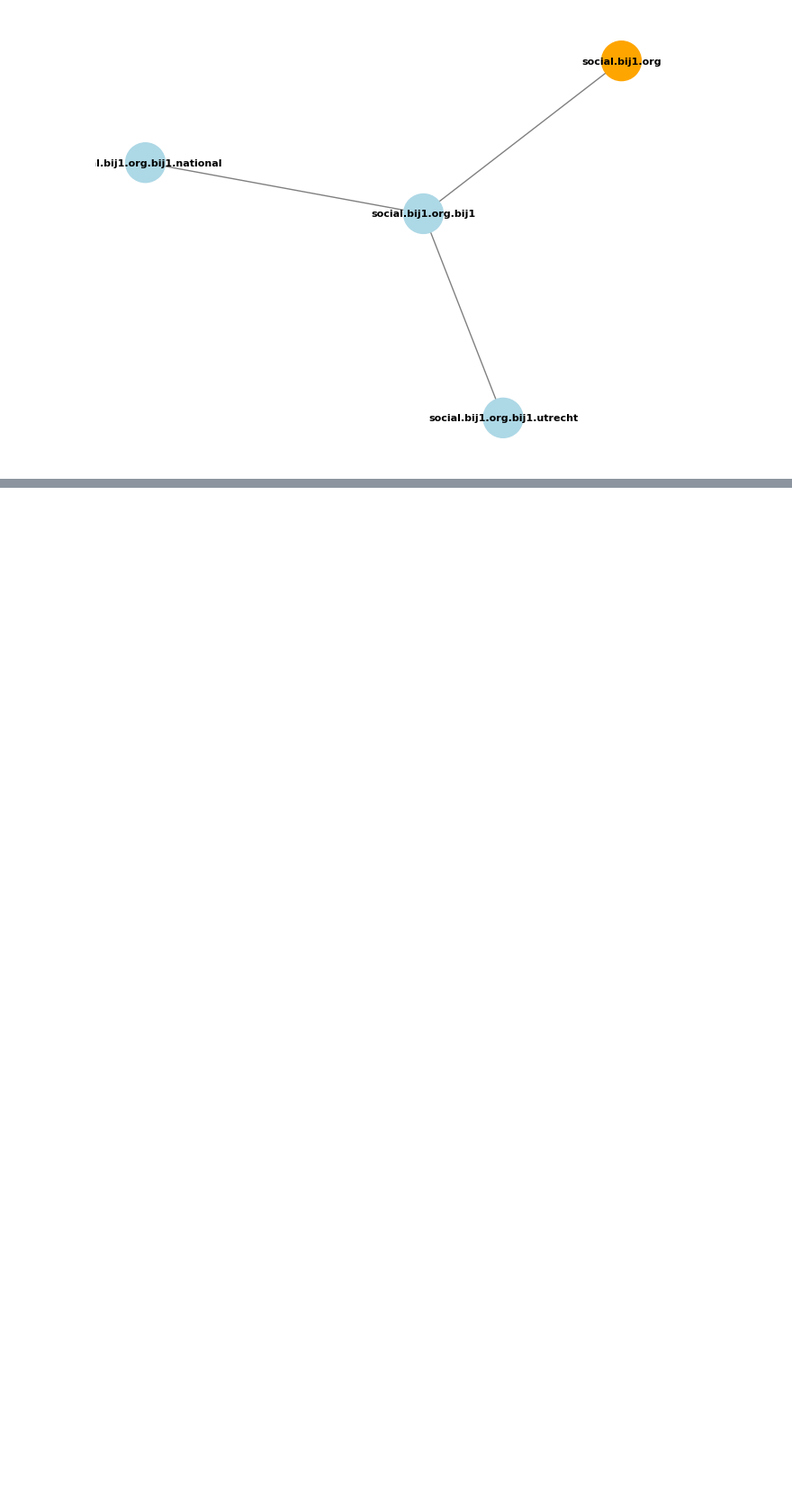
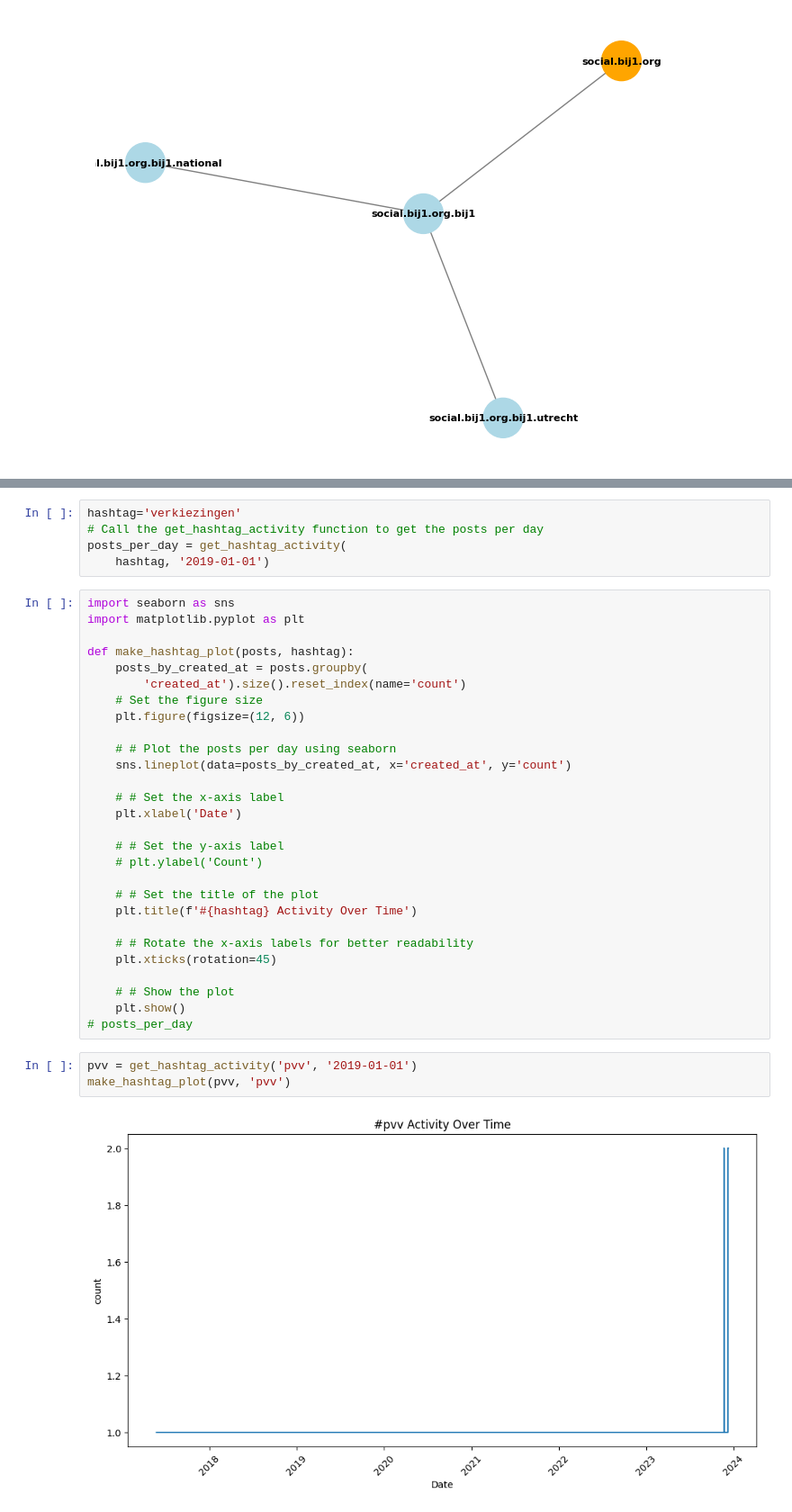
Before and after one commit to bazottie/vu-social-web-notebooks, a Jupyter notebook: report/mastodon-scrape.ipynb, the cells around one changed output, grey strips where cells are left out. Shown: that part at 90% size. Drawn from its saved outputs; the diff is of its cells as text; blank space fills up the shorter version.

```diff
--- a/report/mastodon-scrape.ipynb
+++ b/report/mastodon-scrape.ipynb
@@ -196,0 +283,38 @@ https://open.spotify.com/episode/3TfRpPqG7YnlPbcLXGs2ey
+# %%
+hashtag='verkiezingen'
+# Call the get_hashtag_activity function to get the posts per day
+posts_per_day = get_hashtag_activity(
+    hashtag, '2019-01-01')
+# %%
+import seaborn as sns
+import matplotlib.pyplot as plt
+
+def make_hashtag_plot(posts, hashtag):
+    posts_by_created_at = posts.groupby(
+        'created_at').size().reset_index(name='count')
+    # Set the figure size
+    plt.figure(figsize=(12, 6))
+
+    # # Plot the posts per day using seaborn
+    sns.lineplot(data=posts_by_created_at, x='created_at', y='count')
+
+    # # Set the x-axis label
+    plt.xlabel('Date')
+
+    # # Set the y-axis label
+    # plt.ylabel('Count')
+
+    # # Set the title of the plot
+    plt.title(f'#{hashtag} Activity Over Time')
+
+    # # Rotate the x-axis labels for better readability
+    plt.xticks(rotation=45)
+
+    # # Show the plot
+    plt.show()
+# posts_per_day
+# %%
+pvv = get_hashtag_activity('pvv', '2019-01-01')
+make_hashtag_plot(pvv, 'pvv')
+# %% [output]
+[figure, added]
```
Also changed, not shown: parts of 10 cells of this notebook.
